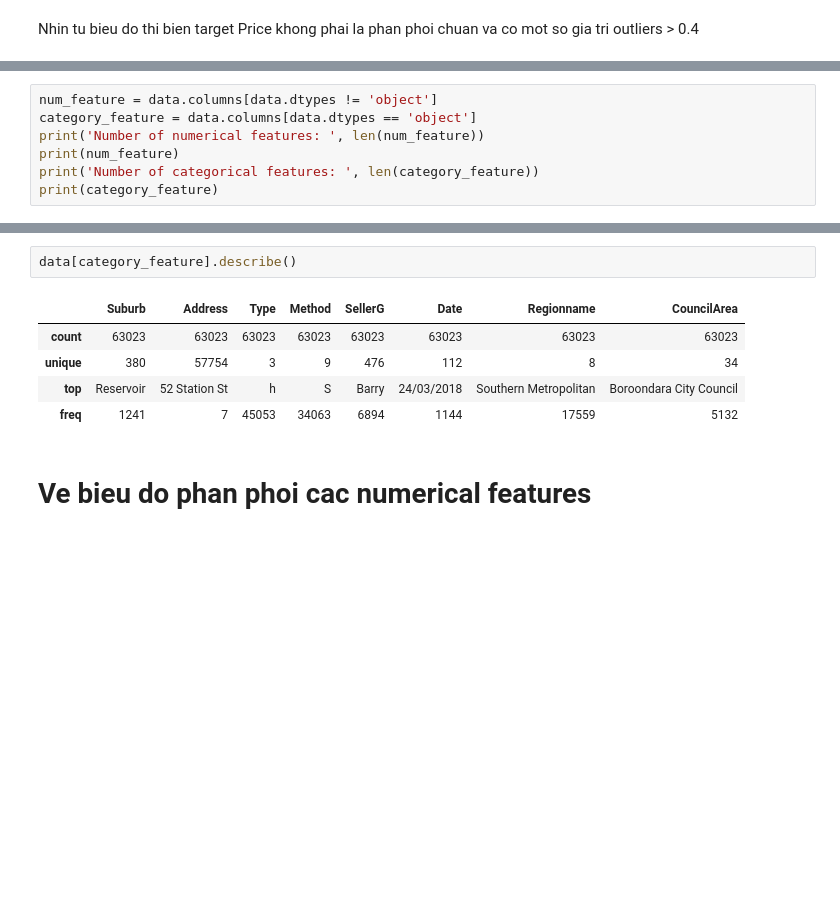
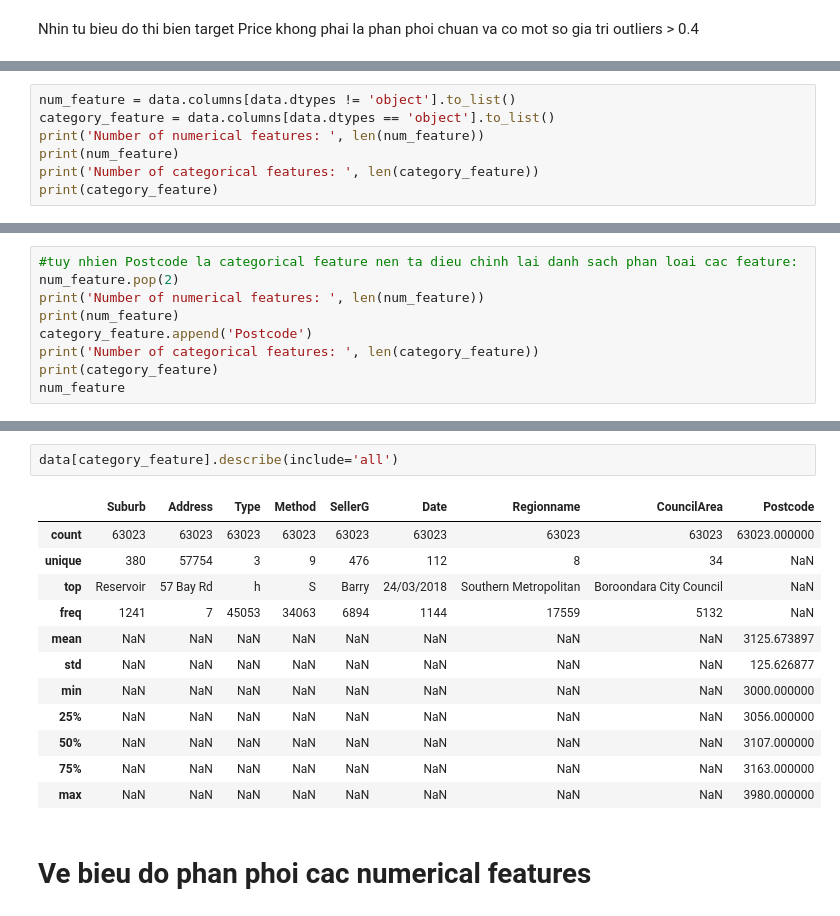
Before and after one commit to Long1911/machine_learning, a Jupyter notebook: assignment4.ipynb, the cells around one changed output, grey strips where cells are left out. Drawn from its saved outputs; the diff is of its cells as text; blank space fills up the shorter version.

```diff
--- a/assignment4.ipynb
+++ b/assignment4.ipynb
@@ -102,6 +112,6 @@ Nhin tu bieu do thi bien target Price khong phai la phan phoi chuan va co mot so
 # %%
-num_feature = data.columns[data.dtypes != 'object']
-category_feature = data.columns[data.dtypes == 'object']
+num_feature = data.columns[data.dtypes != 'object'].to_list()
+category_feature = data.columns[data.dtypes == 'object'].to_list()
 print('Number of numerical features: ', len(num_feature))
 print(num_feature)
 print('Number of categorical features: ', len(category_feature))
@@ -115,0 +124,9 @@ Index(['Suburb', 'Address', 'Type', 'Method', 'SellerG', 'Date', 'Regionname',
+# %%
+#tuy nhien Postcode la categorical feature nen ta dieu chinh lai danh sach phan loai cac feature:
+num_feature.pop(2)
+print('Number of numerical features: ', len(num_feature))
+print(num_feature)
+category_feature.append('Postcode')
+print('Number of categorical features: ', len(category_feature))
+print(category_feature)
+num_feature
@@ -146,11 +169,18 @@ data[category_feature].head()
 # %%
-data[category_feature].describe()
+data[category_feature].describe(include='all')
 # %% [output]
-|  | Suburb | Address | Type | Method | SellerG | Date | Regionname | CouncilArea |
-| count | 63023 | 63023 | 63023 | 63023 | 63023 | 63023 | 63023 | 63023 |
-| unique | 380 | 57754 | 3 | 9 | 476 | 112 | 8 | 34 |
-| top | Reservoir | 52 Station St | h | S | Barry | 24/03/2018 | Southern Metropolitan | Boroondara City Council |
-| freq | 1241 | 7 | 45053 | 34063 | 6894 | 1144 | 17559 | 5132 |
+|  | Suburb | Address | Type | Method | SellerG | Date | Regionname | CouncilArea | Postcode |
+| count | 63023 | 63023 | 63023 | 63023 | 63023 | 63023 | 63023 | 63023 | 63023.000000 |
+| unique | 380 | 57754 | 3 | 9 | 476 | 112 | 8 | 34 | NaN |
+| top | Reservoir | 57 Bay Rd | h | S | Barry | 24/03/2018 | Southern Metropolitan | Boroondara City Council | NaN |
+| freq | 1241 | 7 | 45053 | 34063 | 6894 | 1144 | 17559 | 5132 | NaN |
+| mean | NaN | NaN | NaN | NaN | NaN | NaN | NaN | NaN | 3125.673897 |
+| std | NaN | NaN | NaN | NaN | NaN | NaN | NaN | NaN | 125.626877 |
+| min | NaN | NaN | NaN | NaN | NaN | NaN | NaN | NaN | 3000.000000 |
+| 25% | NaN | NaN | NaN | NaN | NaN | NaN | NaN | NaN | 3056.000000 |
+| 50% | NaN | NaN | NaN | NaN | NaN | NaN | NaN | NaN | 3107.000000 |
+| 75% | NaN | NaN | NaN | NaN | NaN | NaN | NaN | NaN | 3163.000000 |
+| max | NaN | NaN | NaN | NaN | NaN | NaN | NaN | NaN | 3980.000000 |
 # %% [markdown]
 # Ve bieu do phan phoi cac numerical features
 # %%
```
Also changed, not shown: parts of 86 cells of this notebook.
